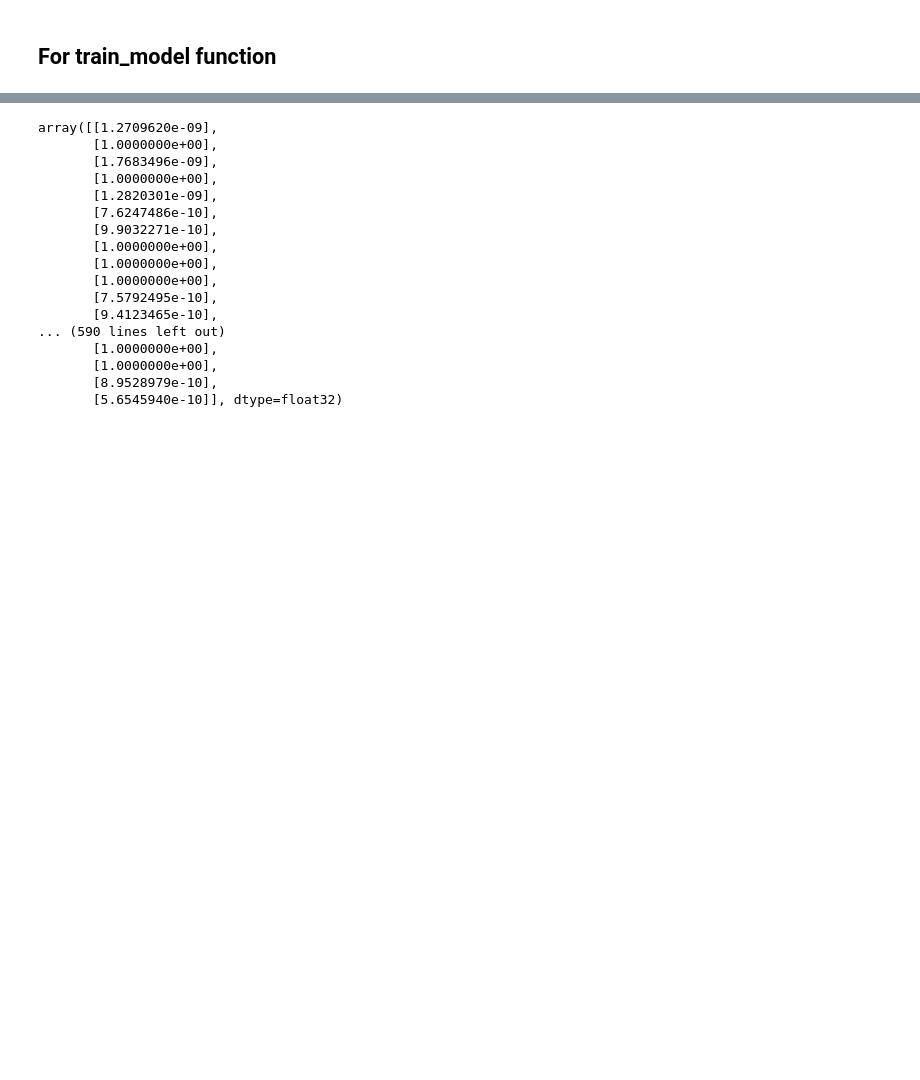
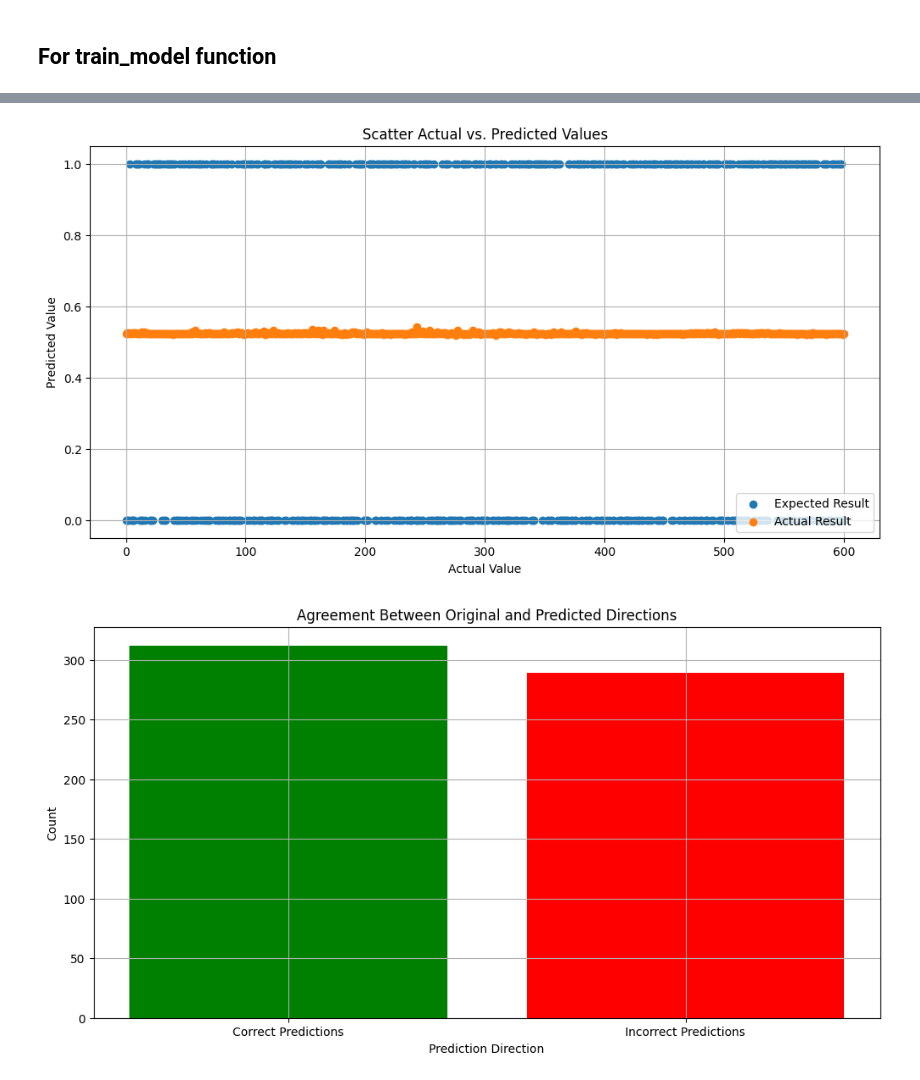
Before and after one commit to BoykoPetevBoev/Stock-Market-Prediction, a Jupyter notebook: src/models/lstm_v2/lstm_model.ipynb, the cells around one changed output, grey strips where cells are left out. Drawn from its saved outputs; the diff is of its cells as text; code cells hidden in the pictures; blank space fills up the shorter version.

```diff
--- a/src/models/lstm_v2/lstm_model.ipynb
+++ b/src/models/lstm_v2/lstm_model.ipynb
@@ -102,10 +158,11 @@ model = load_lstm_model()
 # %%
-# predictions = model.predict(x_test)
+predictions = model.predict(x_predict)
 
-# plt = config_chart('Predictions Test Result')
-# plt.plot(y_dates_test[:, 0], y_test[:, 0])
-# plt.plot(y_dates_test[:, 0], predictions[:, 0])
+# plt = config_chart('Predictions First Day Close Price')
+# plt.plot(y_dates_predict[:, 0], y_predict[:, 0])
+# plt.plot(y_dates_predict[:, 0], predictions[:, 0])
 # plt.legend(['Data', 'Predictions'])
-
-model.predict(x_test)
+# model
+plot_scatter_data(y_predict, predictions)
+plot_direction_comparison(y_predict, predictions)
 # %% [output]
@@ -113,17 +170,2 @@ model.predict(x_test)
-array([[1.2709620e-09],
-       [1.0000000e+00],
-       [1.7683496e-09],
-       [1.0000000e+00],
-       [1.2820301e-09],
-       [7.6247486e-10],
-       [9.9032271e-10],
-       [1.0000000e+00],
-       [1.0000000e+00],
-       [1.0000000e+00],
-       [7.5792495e-10],
-       [9.4123465e-10],
-... (590 lines left out)
-       [1.0000000e+00],
-       [1.0000000e+00],
-       [8.9528979e-10],
-       [5.6545940e-10]], dtype=float32)
+[figure, added]
+[figure, added]
```
Also changed, not shown: parts of 10 cells of this notebook, 4 other files.
